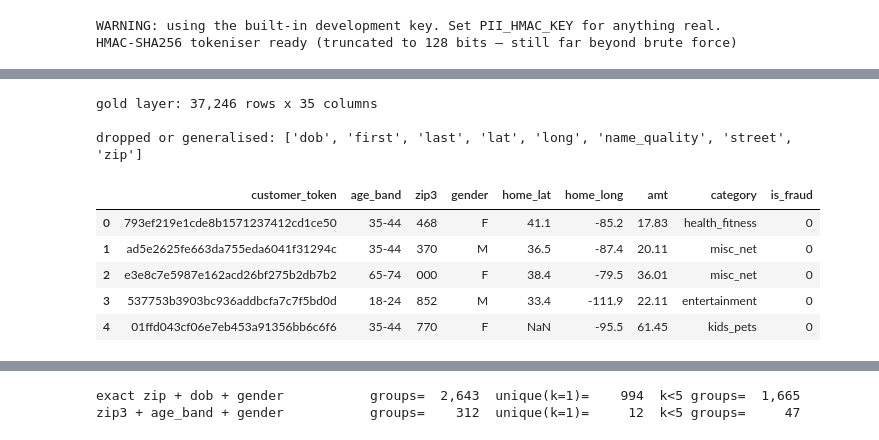
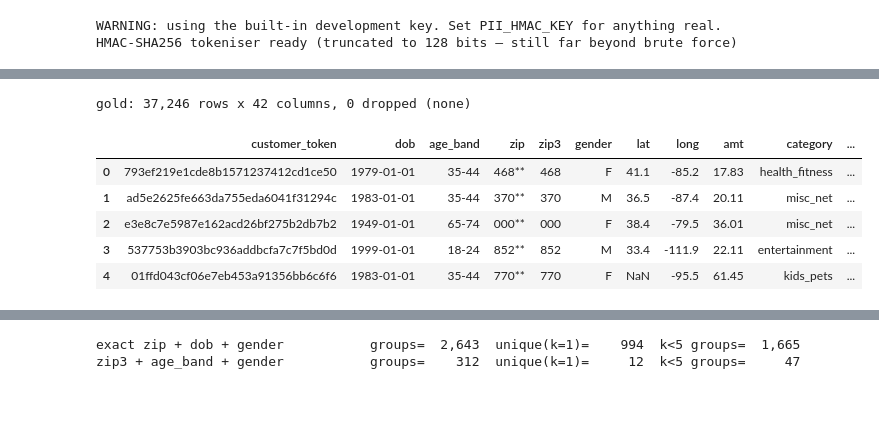
Before and after one commit to rongshiu/paynet_iv, a Jupyter notebook: notebooks/01_credit_card_transactions.ipynb, the cells around one changed output, grey strips where cells are left out. Saved outputs shown, nothing was run; the diff lists cells and outputs as text; code cells hidden in the pictures; blank space fills up the shorter version.

```diff
--- a/notebooks/01_credit_card_transactions.ipynb
+++ b/notebooks/01_credit_card_transactions.ipynb
@@ -1354,40 +1429,45 @@ silver layer columns: 39
 # %%
-# ---- GOLD: generalise the quasi-identifiers ----------------------------
+# ---- GOLD: generalise the quasi-identifiers, also in place -------------
 # HIPAA Safe Harbor suppresses ZIP3 areas with fewer than 20,000 people. Using
 # the feed's own population figure as the proxy.
 zip3 = F.when(F.col("city_pop") >= 20000, F.substring(F.col("zip"), 1, 3)).otherwise(F.lit("000"))
 
 age_band = (
     F.when(F.col("age") < 25, "18-24")
      .when(F.col("age") < 35, "25-34")
      .when(F.col("age") < 45, "35-44")
      .when(F.col("age") < 55, "45-54")
      .when(F.col("age") < 65, "55-64")
      .when(F.col("age") < 75, "65-74")
      .when(F.col("age") >= 75, "75+")
 )
 
 gold_df = (
     silver_df
+    # -- the analysis-friendly generalisations, added beside the originals --
     .withColumn("zip3", zip3)
     .withColumn("age_band", age_band)
-    .withColumn("home_lat", F.round(F.col("lat"), 1))
-    .withColumn("home_long", F.round(F.col("long"), 1))
-    .drop("first", "last", "street", "zip", "dob", "lat", "long", "name_quality")
+    # -- the originals, coarsened in place rather than removed --
+    # zip keeps five characters so it still reads as a ZIP: "46805" -> "468**".
+    .withColumn("zip", F.when(F.col("zip").isNotNull(), F.concat(F.col("zip3"), F.lit("**"))))
+    # dob stays a date, at year-of-birth precision: 1985-03-14 -> 1985-01-01.
+    .withColumn("dob", F.trunc(F.col("dob"), "year"))
+    # ~11 km at 1 dp — below the resolution at which distance-to-merchant matters.
+    .withColumn("lat", F.round(F.col("lat"), 1))
+    .withColumn("long", F.round(F.col("long"), 1))
     .cache()
 )
 
-print(f"gold layer: {gold_df.count():,} rows x {len(gold_df.columns)} columns\n")
-print("dropped or generalised:", sorted(set(silver_df.columns) - set(gold_df.columns)))
-gold_df.select("customer_token", "age_band", "zip3", "gender", "home_lat", "home_long",
-               "amt", "category", "is_fraud").limit(5).toPandas()
+lost = set(silver_df.columns) - set(gold_df.columns)
+print(f"gold: {gold_df.count():,} rows x {len(gold_df.columns)} columns, {len(lost)} dropped ({lost or 'none'})")
+
+gold_df.select("customer_token", "dob", "age_band", "zip", "zip3", "gender",
+               "lat", "long", "amt", "category", "is_fraud").limit(5).toPandas()
 # %% [output]
-gold layer: 37,246 rows x 35 columns
-
-dropped or generalised: ['dob', 'first', 'last', 'lat', 'long', 'name_quality', 'street', 'zip']
+gold: 37,246 rows x 42 columns, 0 dropped (none)
-|  | customer_token | age_band | zip3 | gender | home_lat | home_long | amt | category | is_fraud |
-| 0 | 793ef219e1cde8b1571237412cd1ce50 | 35-44 | 468 | F | 41.1 | -85.2 | 17.83 | health_fitness | 0 |
-| 1 | ad5e2625fe663da755eda6041f31294c | 35-44 | 370 | M | 36.5 | -87.4 | 20.11 | misc_net | 0 |
-| 2 | e3e8c7e5987e162acd26bf275b2db7b2 | 65-74 | 000 | F | 38.4 | -79.5 | 36.01 | misc_net | 0 |
-| 3 | 537753b3903bc936addbcfa7c7f5bd0d | 18-24 | 852 | M | 33.4 | -111.9 | 22.11 | entertainment | 0 |
-| 4 | 01ffd043cf06e7eb453a91356bb6c6f6 | 35-44 | 770 | F | NaN | -95.5 | 61.45 | kids_pets | 0 |
+|  | customer_token | dob | age_band | zip | zip3 | gender | lat | long | amt | category | ... |
+| 0 | 793ef219e1cde8b1571237412cd1ce50 | 1979-01-01 | 35-44 | 468** | 468 | F | 41.1 | -85.2 | 17.83 | health_fitness | ... |
+| 1 | ad5e2625fe663da755eda6041f31294c | 1983-01-01 | 35-44 | 370** | 370 | M | 36.5 | -87.4 | 20.11 | misc_net | ... |
+| 2 | e3e8c7e5987e162acd26bf275b2db7b2 | 1949-01-01 | 65-74 | 000** | 000 | F | 38.4 | -79.5 | 36.01 | misc_net | ... |
+| 3 | 537753b3903bc936addbcfa7c7f5bd0d | 1999-01-01 | 18-24 | 852** | 852 | M | 33.4 | -111.9 | 22.11 | entertainment | ... |
+| 4 | 01ffd043cf06e7eb453a91356bb6c6f6 | 1983-01-01 | 35-44 | 770** | 770 | F | NaN | -95.5 | 61.45 | kids_pets | ... |
```
Also changed, not shown: parts of 12 cells of this notebook, 1 other file.
